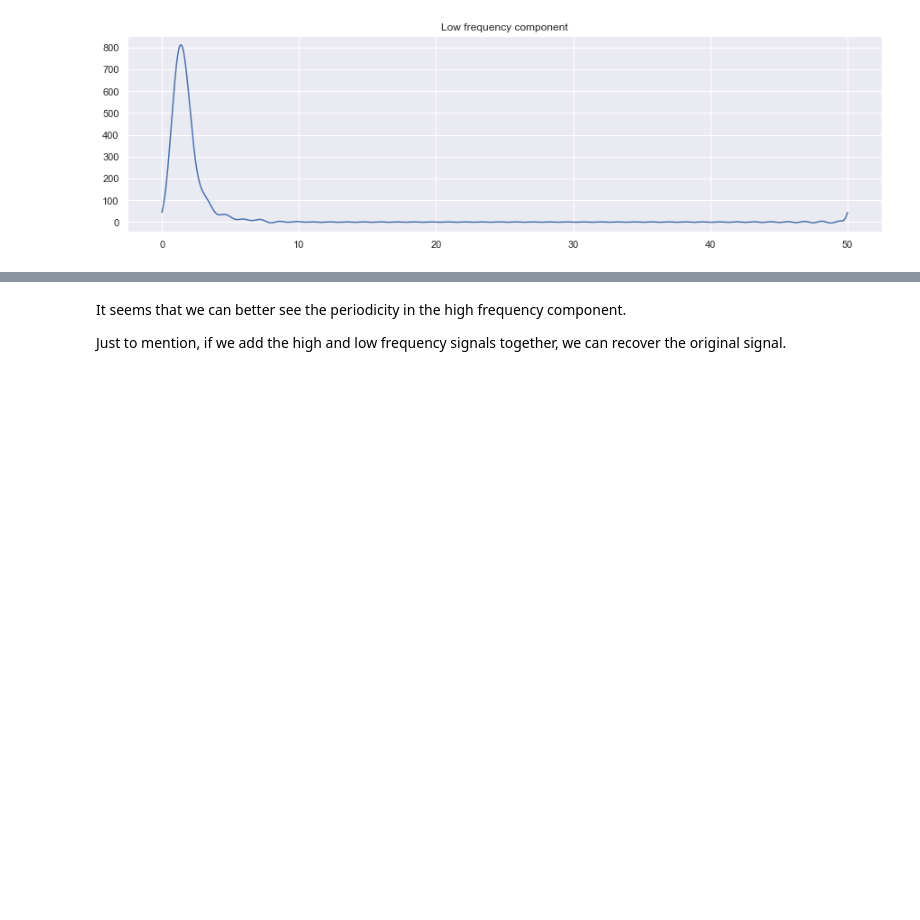
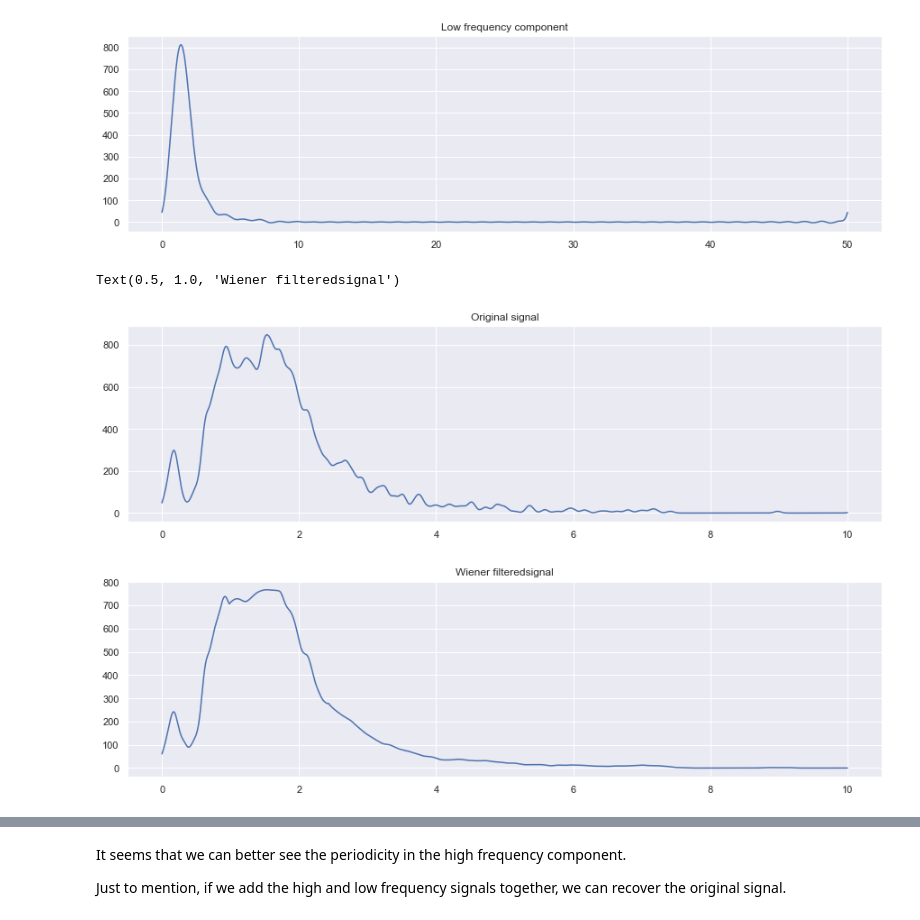
Before and after one commit to lshh125/ATAC-CNV, a Jupyter notebook: MPAL1.ipynb, the cells around one changed output, grey strips where cells are left out. Cells and saved outputs as stored; diff of their text form; code cells hidden in the pictures; blank space fills up the shorter version.

```diff
--- a/MPAL1.ipynb
+++ b/MPAL1.ipynb
@@ -234,3 +232,25 @@ Text(0.5, 1.0, 'Low frequency component')
 [figure]
 [figure]
 [figure]
+# %%
+import scipy.signal
+
+n_samples = 10001
+xlim = [0, 10]
+sampling_rate = n_samples / (xlim[1] - xlim[0])
+
+x = np.linspace(*xlim, n_samples).reshape([-1, 1])
+smoothed_signal = scipy.stats.norm.pdf(x, cnv_df_copyscat_relative.chr7p.to_numpy().reshape([1, -1]), 0.05).sum(axis=1)
+plt.figure()
+plt.plot(x, smoothed_signal)
+plt.title("Original signal")
+
+wiener_signal = scipy.signal.wiener(smoothed_signal, mysize=500)
+
+plt.figure()
+plt.plot(x, wiener_signal)
+plt.title("Wiener filteredsignal")
+# %% [output]
+Text(0.5, 1.0, 'Wiener filteredsignal')
+[figure, added]
+[figure, added]
```
Also changed, not shown: parts of 7 cells of this notebook.
